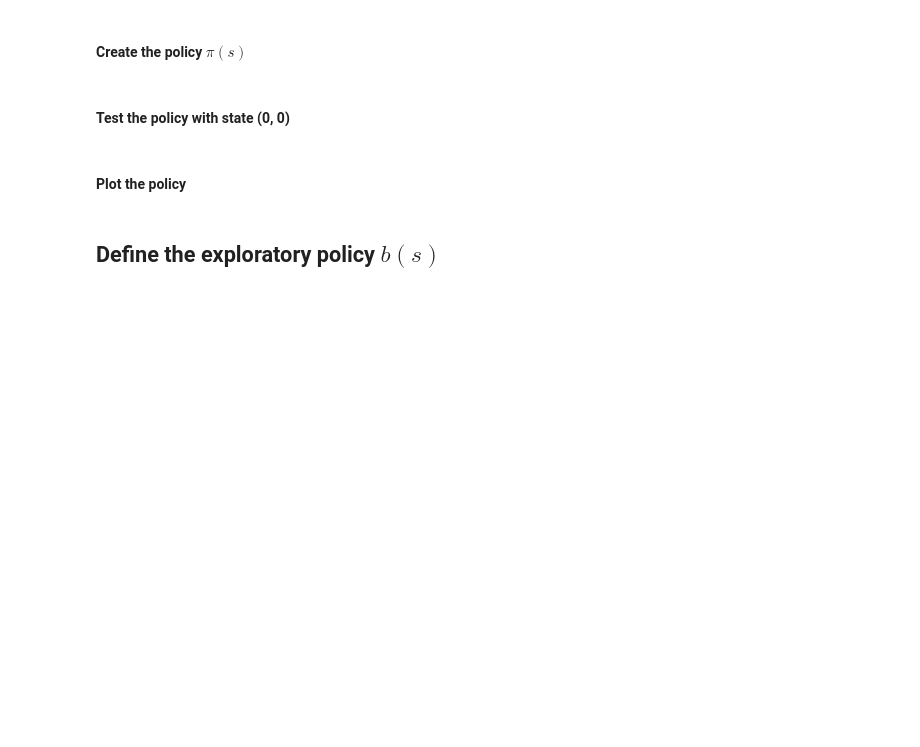
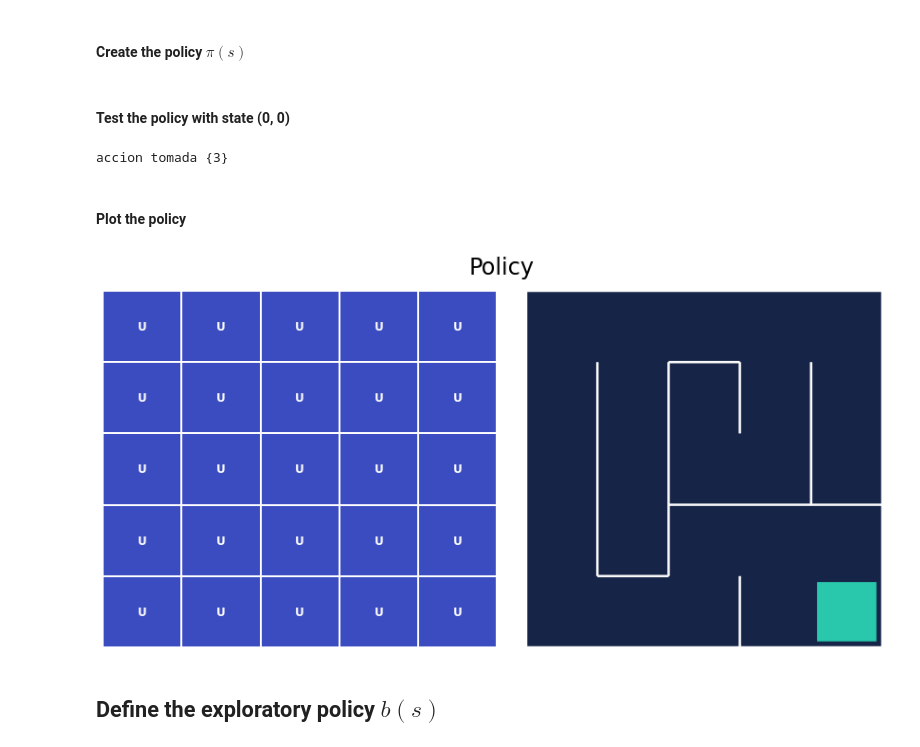
Before and after one commit to ncostamagna/Artificial-Intelligence, a Jupyter notebook: 2022-03-Reinforcement-learning/beginner_master_rl/Section_4_off_policy_control.ipynb, the cells around one changed output. Drawn from its saved outputs; the diff is of its cells as text; code cells hidden in the pictures; blank space fills up the shorter version.

Commit message:
off policy

```diff
--- a/2022-03-Reinforcement-learning/beginner_master_rl/Section_4_off_policy_control.ipynb
+++ b/2022-03-Reinforcement-learning/beginner_master_rl/Section_4_off_policy_control.ipynb
@@ -83,5 +89,8 @@ print(f"Number of actions: {env.action_space.n}")
 ## Define value table $Q(s, a)$
 # %% [markdown]
 #### Create the $Q(s, a)$ table
+# %%
+action_values = np.full((5, 5, 4), -100) # rellenamos todo con -100
+action_values[4,4,:] = 0. # los valores de meta todos cero
 # %% [markdown]
 #### Plot $Q(s, a)$
@@ -92,7 +111,16 @@ print(f"Number of actions: {env.action_space.n}")
 # %% [markdown]
 #### Test the policy with state (0, 0)
+# %%
+action = target_policy((0,0))
+print("accion tomada", {action}) # toma acualquiera al azar
+# %% [output]
+accion tomada {3}
 # %% [markdown]
 #### Plot the policy
+# %%
+plot_policy(action_values, frame)
+# %% [output]
+[figure, added]
 # %% [markdown]
 ## Define the exploratory policy $b(s)$
 # %% [markdown]
```
Also changed, not shown: parts of 12 cells of this notebook, 9 other files.
